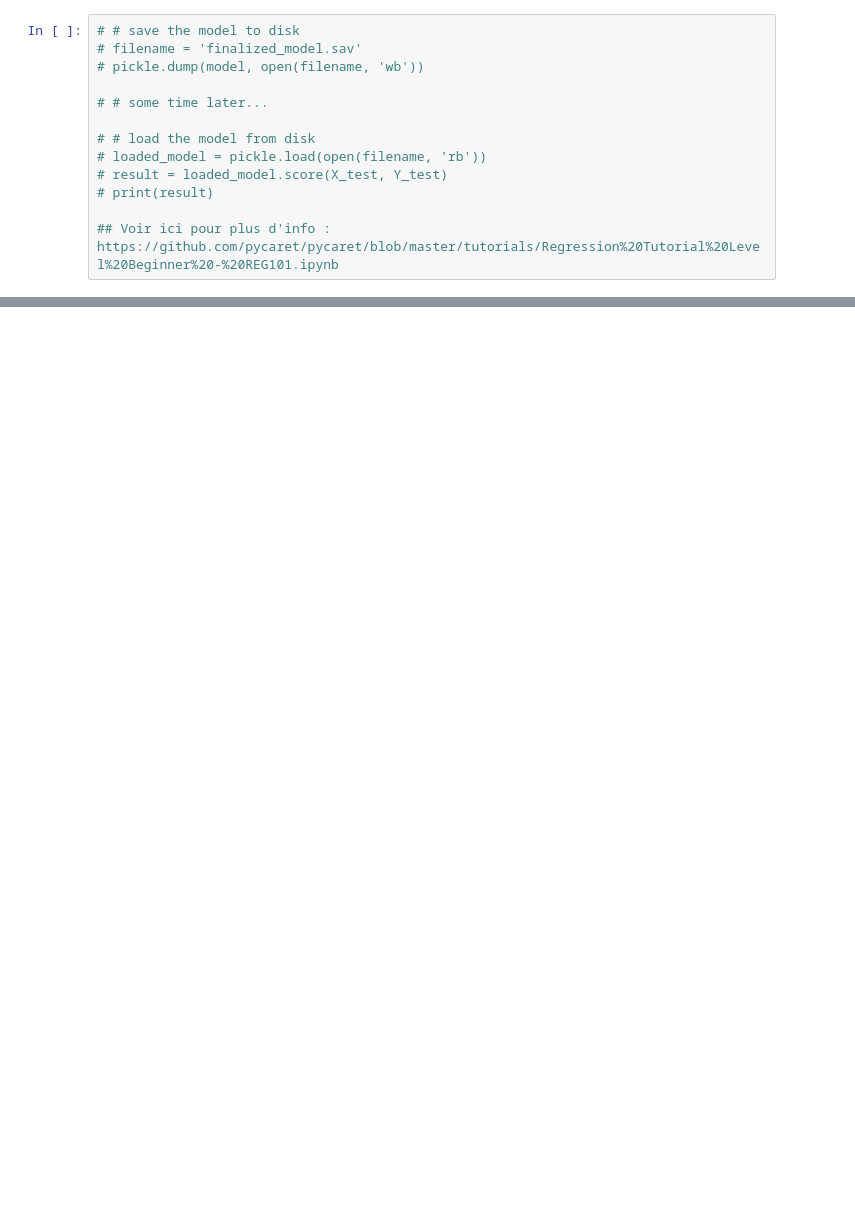
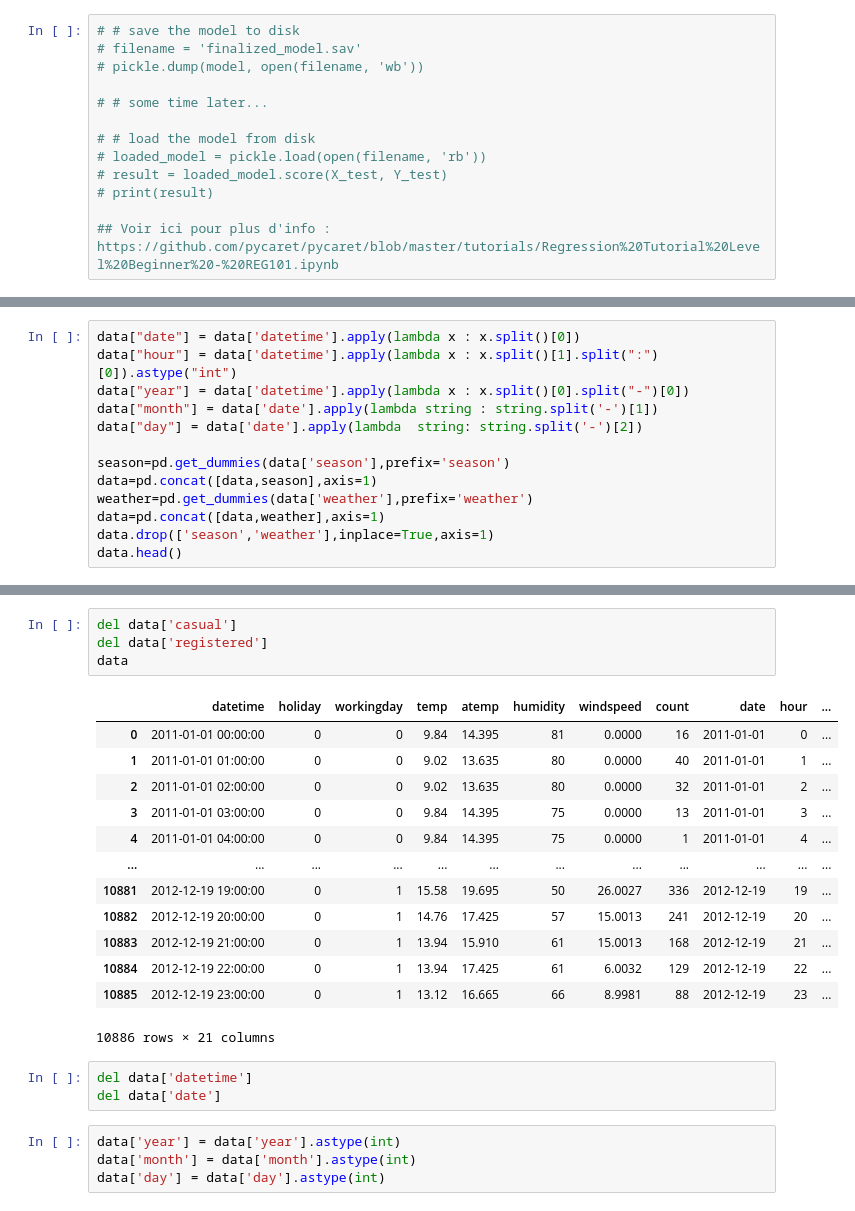
Before and after one commit to yayahamour/project_bike, a Jupyter notebook: pycaret_test.ipynb, the cells around one changed output, grey strips where cells are left out. Drawn from its saved outputs; the diff is of its cells as text; blank space fills up the shorter version.

```diff
--- a/pycaret_test.ipynb
+++ b/pycaret_test.ipynb
@@ -43,0 +41,13 @@ df2
+# %%
+data["date"] = data['datetime'].apply(lambda x : x.split()[0])
+data["hour"] = data['datetime'].apply(lambda x : x.split()[1].split(":")[0]).astype("int")
+data["year"] = data['datetime'].apply(lambda x : x.split()[0].split("-")[0])
+data["month"] = data['date'].apply(lambda string : string.split('-')[1])
+data["day"] = data['date'].apply(lambda  string: string.split('-')[2])
+
+season=pd.get_dummies(data['season'],prefix='season')
+data=pd.concat([data,season],axis=1)
+weather=pd.get_dummies(data['weather'],prefix='weather')
+data=pd.concat([data,weather],axis=1)
+data.drop(['season','weather'],inplace=True,axis=1)
+data.head()
@@ -43,0 +62,25 @@ df2
+# %%
+del data['casual']
+del data['registered']
+data
+# %% [output]
+|  | datetime | holiday | workingday | temp | atemp | humidity | windspeed | count | date | hour | ... |
+| 0 | 2011-01-01 00:00:00 | 0 | 0 | 9.84 | 14.395 | 81 | 0.0000 | 16 | 2011-01-01 | 0 | ... |
+| 1 | 2011-01-01 01:00:00 | 0 | 0 | 9.02 | 13.635 | 80 | 0.0000 | 40 | 2011-01-01 | 1 | ... |
+| 2 | 2011-01-01 02:00:00 | 0 | 0 | 9.02 | 13.635 | 80 | 0.0000 | 32 | 2011-01-01 | 2 | ... |
+| 3 | 2011-01-01 03:00:00 | 0 | 0 | 9.84 | 14.395 | 75 | 0.0000 | 13 | 2011-01-01 | 3 | ... |
+| 4 | 2011-01-01 04:00:00 | 0 | 0 | 9.84 | 14.395 | 75 | 0.0000 | 1 | 2011-01-01 | 4 | ... |
+| ... | ... | ... | ... | ... | ... | ... | ... | ... | ... | ... | ... |
+| 10881 | 2012-12-19 19:00:00 | 0 | 1 | 15.58 | 19.695 | 50 | 26.0027 | 336 | 2012-12-19 | 19 | ... |
+| 10882 | 2012-12-19 20:00:00 | 0 | 1 | 14.76 | 17.425 | 57 | 15.0013 | 241 | 2012-12-19 | 20 | ... |
+| 10883 | 2012-12-19 21:00:00 | 0 | 1 | 13.94 | 15.910 | 61 | 15.0013 | 168 | 2012-12-19 | 21 | ... |
+| 10884 | 2012-12-19 22:00:00 | 0 | 1 | 13.94 | 17.425 | 61 | 6.0032 | 129 | 2012-12-19 | 22 | ... |
+| 10885 | 2012-12-19 23:00:00 | 0 | 1 | 13.12 | 16.665 | 66 | 8.9981 | 88 | 2012-12-19 | 23 | ... |
+10886 rows × 21 columns
+# %%
+del data['datetime']
+del data['date']
+# %%
+data['year'] = data['year'].astype(int)
+data['month'] = data['month'].astype(int)
+data['day'] = data['day'].astype(int)
```
Also changed, not shown: parts of 28 cells of this notebook, 2 other files.
